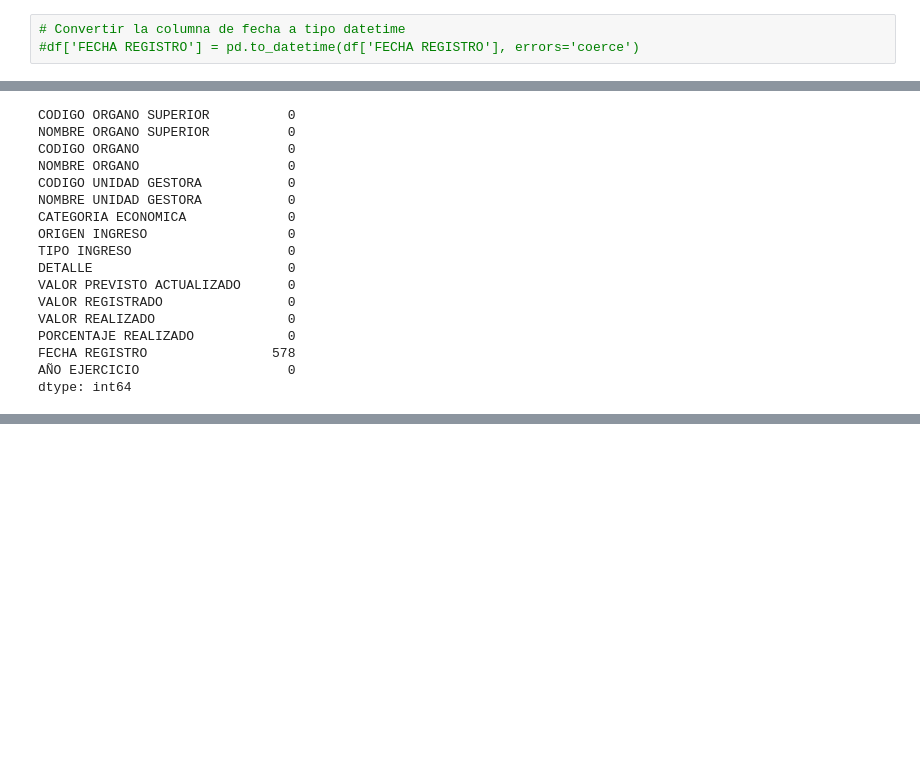
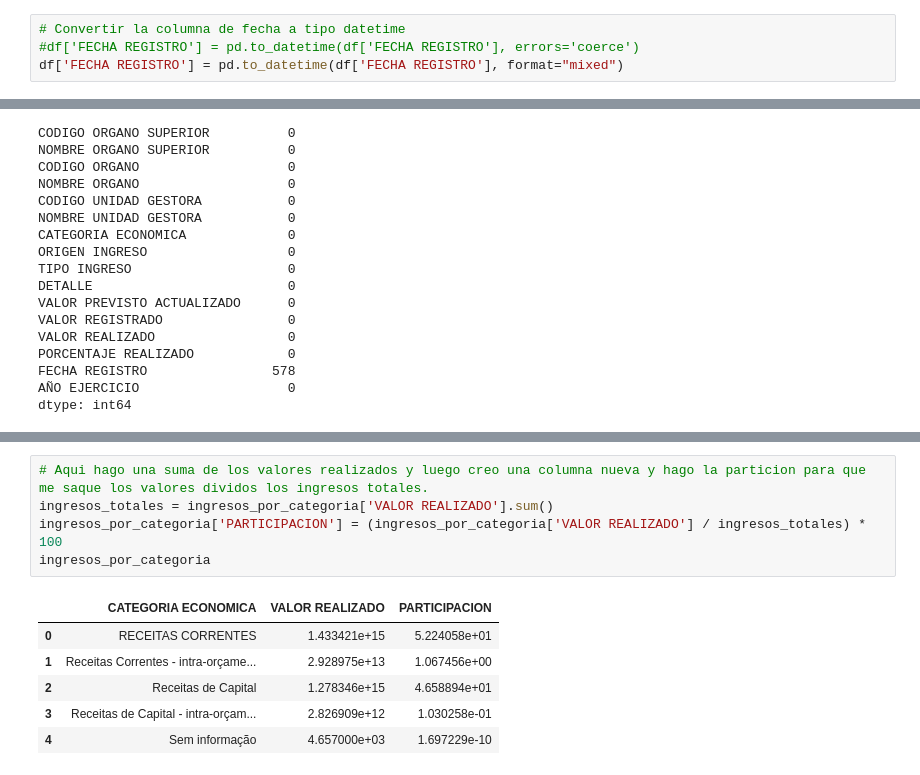
Before and after one commit to QuiqueBrotons83/Laboratorio_Python, a Jupyter notebook: notebook/Limpieza_datos_ingresos_Brasil.ipynb, the cells around one changed output, grey strips where cells are left out. Saved outputs shown, nothing was run; the diff lists cells and outputs as text; blank space fills up the shorter version.

```diff
--- a/notebook/Limpieza_datos_ingresos_Brasil.ipynb
+++ b/notebook/Limpieza_datos_ingresos_Brasil.ipynb
@@ -69,6 +69,7 @@ for col in columnas_monetarias:
 # %%
 # Convertir la columna de fecha a tipo datetime
 #df['FECHA REGISTRO'] = pd.to_datetime(df['FECHA REGISTRO'], errors='coerce')
+df['FECHA REGISTRO'] = pd.to_datetime(df['FECHA REGISTRO'], format="mixed")
 # %%
 # Verificar que las conversiones se han realizado correctamente
 print(df.dtypes)
@@ -130,0 +184,12 @@ Name: FECHA REGISTRO, Length: 1026299, dtype: object
+# %%
+# Aqui hago una suma de los valores realizados y luego creo una columna nueva y hago la particion para que me saque los valores dividos los ingresos totales.
+ingresos_totales = ingresos_por_categoria['VALOR REALIZADO'].sum()
+ingresos_por_categoria['PARTICIPACION'] = (ingresos_por_categoria['VALOR REALIZADO'] / ingresos_totales) * 100
+ingresos_por_categoria
+# %% [output]
+|  | CATEGORIA ECONOMICA | VALOR REALIZADO | PARTICIPACION |
+| 0 | RECEITAS CORRENTES | 1.433421e+15 | 5.224058e+01 |
+| 1 | Receitas Correntes - intra-orçame... | 2.928975e+13 | 1.067456e+00 |
+| 2 | Receitas de Capital | 1.278346e+15 | 4.658894e+01 |
+| 3 | Receitas de Capital - intra-orçam... | 2.826909e+12 | 1.030258e-01 |
+| 4 | Sem informação | 4.657000e+03 | 1.697229e-10 |
```
Also changed, not shown: parts of 12 cells of this notebook.
